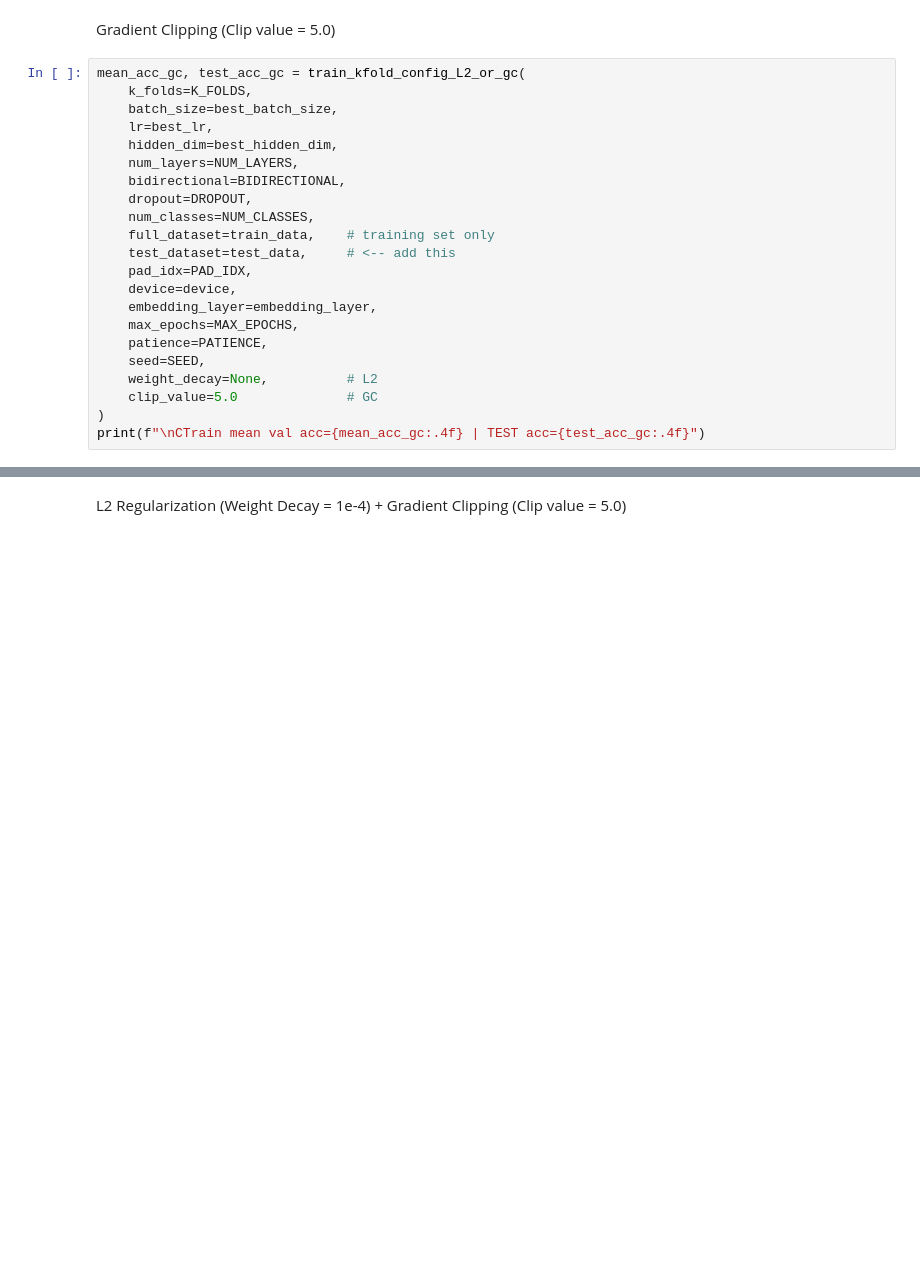
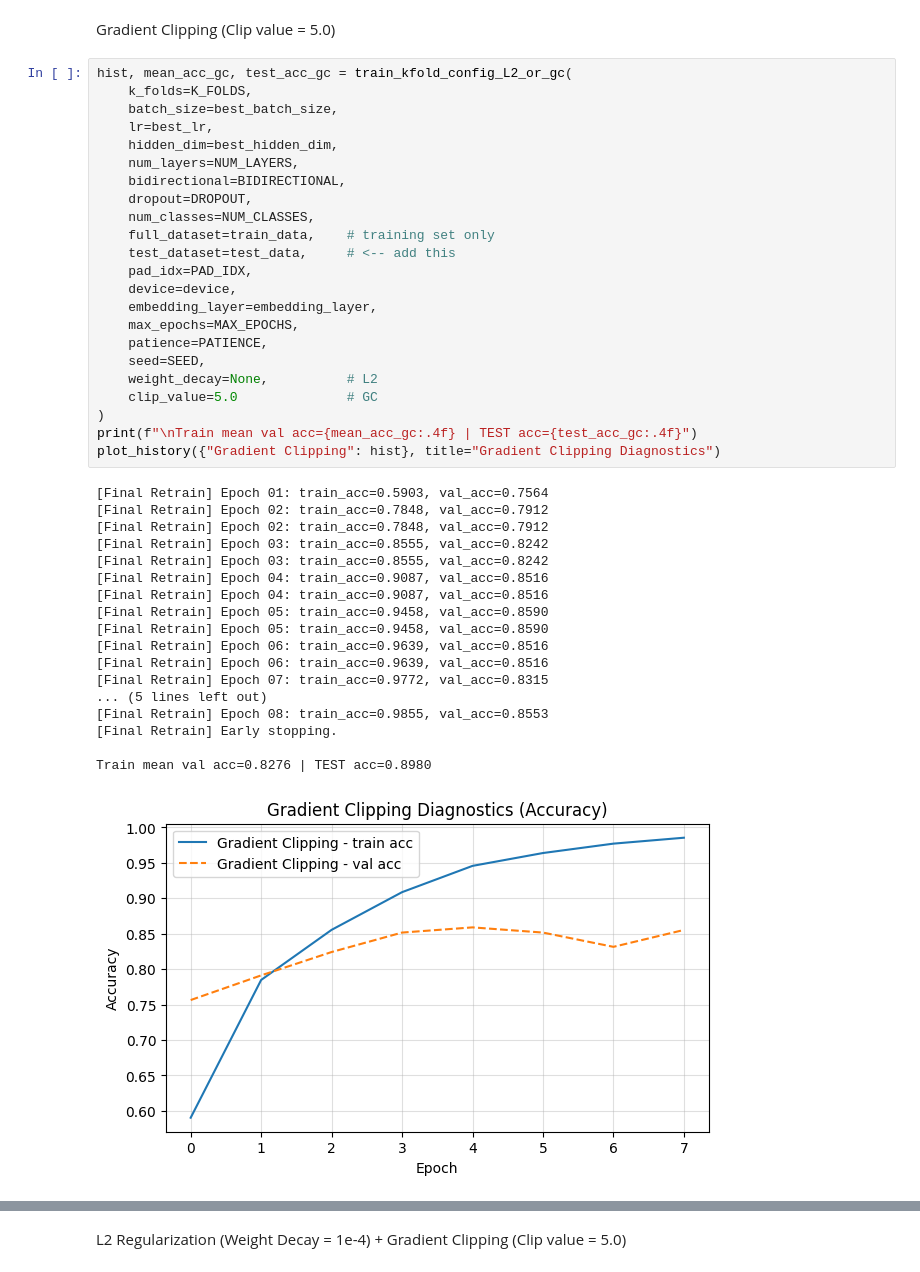
Before and after one commit to yukilam-space/SC4002-NLP, a Jupyter notebook: hs&yh/nlp_project_2.ipynb, the cells around one changed output, grey strips where cells are left out. Cells and saved outputs as stored; diff of their text form; blank space fills up the shorter version.

```diff
--- a/hs&yh/nlp_project_2.ipynb
+++ b/hs&yh/nlp_project_2.ipynb
@@ -1437,24 +1494,44 @@ print(f"\nTrain mean val acc={mean_acc_L2:.4f} | TEST acc={test_acc_L2:.4f}")
 # %% [markdown]
 Gradient Clipping (Clip value = 5.0)
 # %%
-mean_acc_gc, test_acc_gc = train_kfold_config_L2_or_gc(
+hist, mean_acc_gc, test_acc_gc = train_kfold_config_L2_or_gc(
     k_folds=K_FOLDS,
     batch_size=best_batch_size,
     lr=best_lr,
     hidden_dim=best_hidden_dim,
     num_layers=NUM_LAYERS,
     bidirectional=BIDIRECTIONAL,
     dropout=DROPOUT,
     num_classes=NUM_CLASSES,
     full_dataset=train_data,    # training set only
     test_dataset=test_data,     # <-- add this
     pad_idx=PAD_IDX,
     device=device,
     embedding_layer=embedding_layer,
     max_epochs=MAX_EPOCHS,
     patience=PATIENCE,
     seed=SEED,
     weight_decay=None,          # L2
     clip_value=5.0              # GC
 )
-print(f"\nCTrain mean val acc={mean_acc_gc:.4f} | TEST acc={test_acc_gc:.4f}")
+print(f"\nTrain mean val acc={mean_acc_gc:.4f} | TEST acc={test_acc_gc:.4f}")
+plot_history({"Gradient Clipping": hist}, title="Gradient Clipping Diagnostics")
+# %% [output]
+[Final Retrain] Epoch 01: train_acc=0.5903, val_acc=0.7564
+[Final Retrain] Epoch 02: train_acc=0.7848, val_acc=0.7912
+[Final Retrain] Epoch 02: train_acc=0.7848, val_acc=0.7912
+[Final Retrain] Epoch 03: train_acc=0.8555, val_acc=0.8242
+[Final Retrain] Epoch 03: train_acc=0.8555, val_acc=0.8242
+[Final Retrain] Epoch 04: train_acc=0.9087, val_acc=0.8516
+[Final Retrain] Epoch 04: train_acc=0.9087, val_acc=0.8516
+[Final Retrain] Epoch 05: train_acc=0.9458, val_acc=0.8590
+[Final Retrain] Epoch 05: train_acc=0.9458, val_acc=0.8590
+[Final Retrain] Epoch 06: train_acc=0.9639, val_acc=0.8516
+[Final Retrain] Epoch 06: train_acc=0.9639, val_acc=0.8516
+[Final Retrain] Epoch 07: train_acc=0.9772, val_acc=0.8315
+... (5 lines left out)
+[Final Retrain] Epoch 08: train_acc=0.9855, val_acc=0.8553
+[Final Retrain] Early stopping.
+
+Train mean val acc=0.8276 | TEST acc=0.8980
+[figure, added]
```
Also changed, not shown: parts of 8 cells of this notebook, 1 other file.
